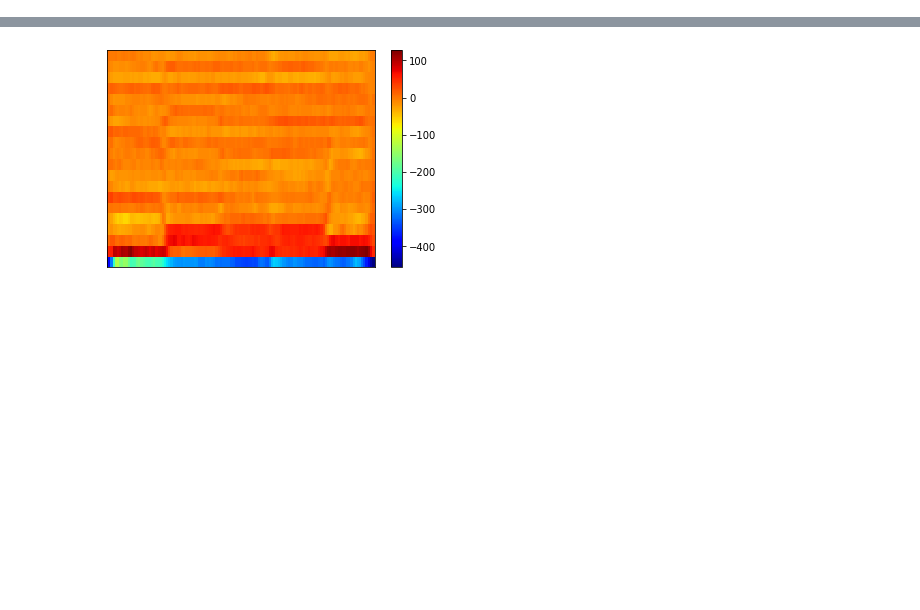
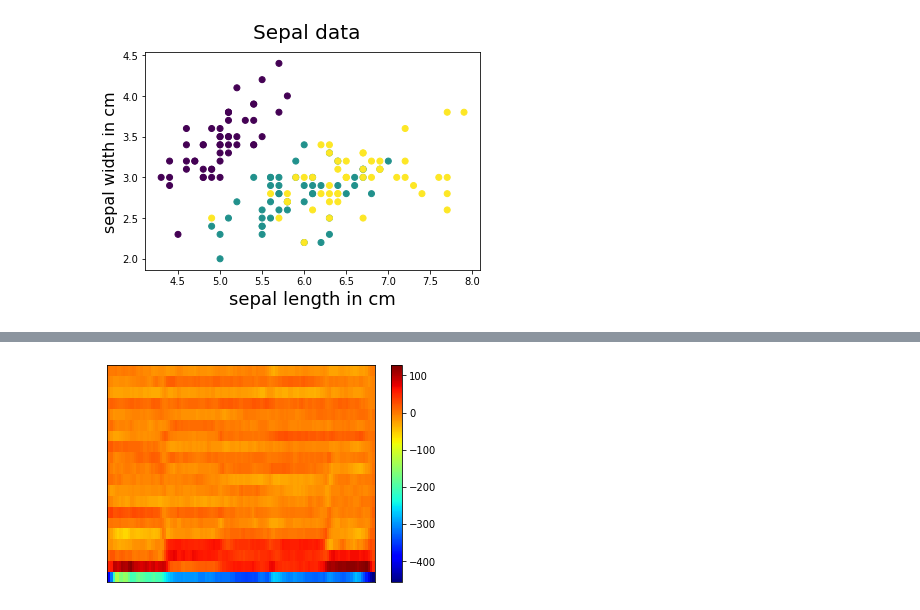
Before and after one commit to yemaozi88/speech_recognition_1, a Jupyter notebook: EM_multidims.ipynb, the cells around one changed output, grey strips where cells are left out. Cells and saved outputs as stored; diff of their text form; code cells hidden in the pictures; blank space fills up the shorter version.

Commit message:
Add a process to plot the results of the multidimensional EM algorithm

```diff
--- a/EM_multidims.ipynb
+++ b/EM_multidims.ipynb
@@ -60,0 +34,13 @@ centroids = []
+# %%
+fig = plt.figure()
+
+# set title and labels
+fig.suptitle('Sepal data', fontsize=20)
+plt.xlabel('sepal length in cm', fontsize=18)
+plt.ylabel('sepal width in cm', fontsize=16)
+
+# plot all samples
+plt.scatter(features[:, 0], features[:, 1], c=target)
+plt.show()
+# %% [output]
+[figure, added]
```
Also changed, not shown: parts of 8 cells of this notebook.
